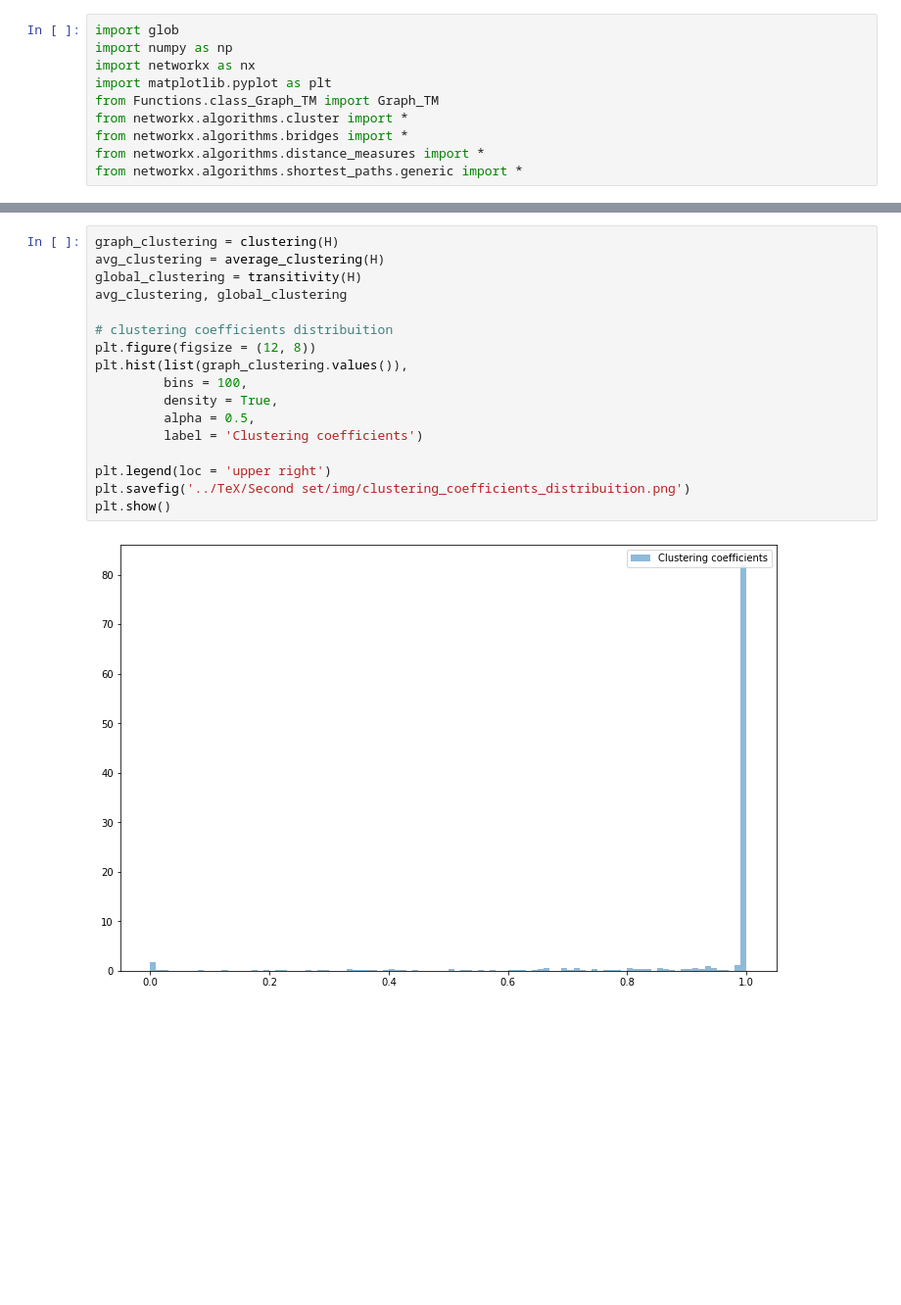
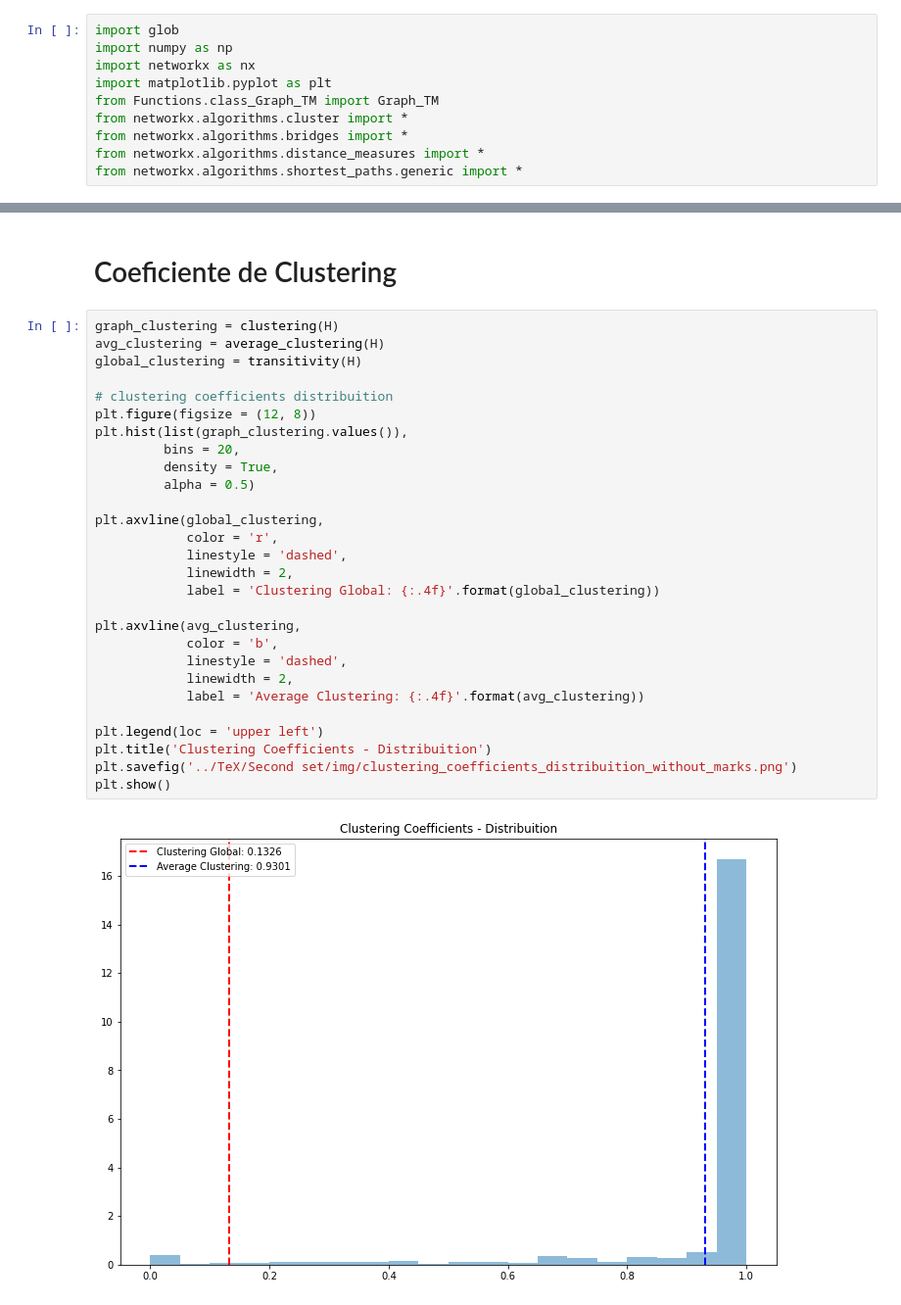
Before and after one commit to jvprimakipr/TDM_TMJ_Network, a Jupyter notebook: Code/#Graphs.ipynb, the cells around one changed output, grey strips where cells are left out. Shown at 98% size. Saved outputs shown, nothing was run; the diff lists cells and outputs as text; blank space fills up the shorter version.

```diff
--- a/Code/#Graphs.ipynb
+++ b/Code/#Graphs.ipynb
@@ -204,19 +252,32 @@ plt.show()
+# %% [markdown]
+# Coeficiente de Clustering
 # %%
 graph_clustering = clustering(H)
 avg_clustering = average_clustering(H)
 global_clustering = transitivity(H)
-avg_clustering, global_clustering
 
 # clustering coefficients distribuition
 plt.figure(figsize = (12, 8))
 plt.hist(list(graph_clustering.values()),
-         bins = 100,
+         bins = 20,
          density = True,
-         alpha = 0.5,
-         label = 'Clustering coefficients')
+         alpha = 0.5)
 
-plt.legend(loc = 'upper right')
-plt.savefig('../TeX/Second set/img/clustering_coefficients_distribuition.png')
+plt.axvline(global_clustering,
+            color = 'r',
+            linestyle = 'dashed',
+            linewidth = 2,
+            label = 'Clustering Global: {:.4f}'.format(global_clustering))
+
+plt.axvline(avg_clustering,
+            color = 'b',
+            linestyle = 'dashed',
+            linewidth = 2,
+            label = 'Average Clustering: {:.4f}'.format(avg_clustering))
+
+plt.legend(loc = 'upper left')
+plt.title('Clustering Coefficients - Distribuition')
+plt.savefig('../TeX/Second set/img/clustering_coefficients_distribuition_without_marks.png')
 plt.show()
 # %% [output]
-[figure, old version]
+[figure, new version]
```
Also changed, not shown: parts of 33 cells of this notebook, 15 other files.
